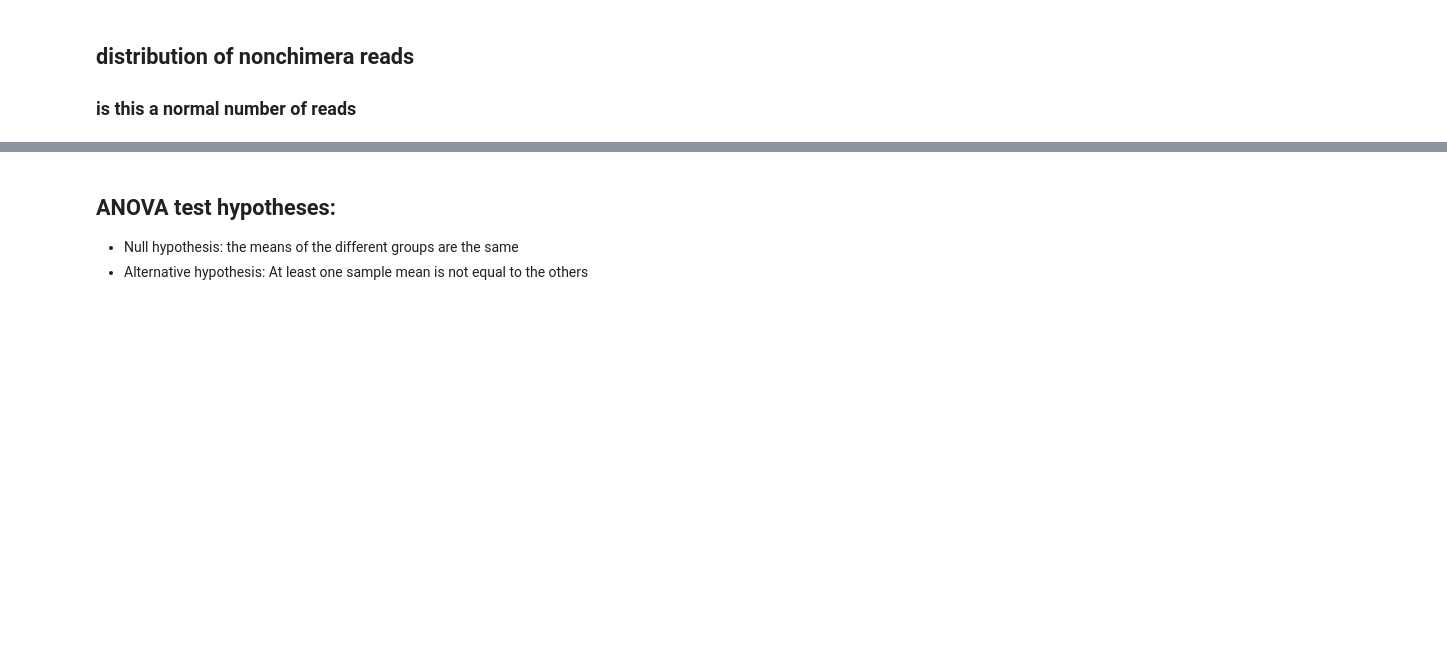
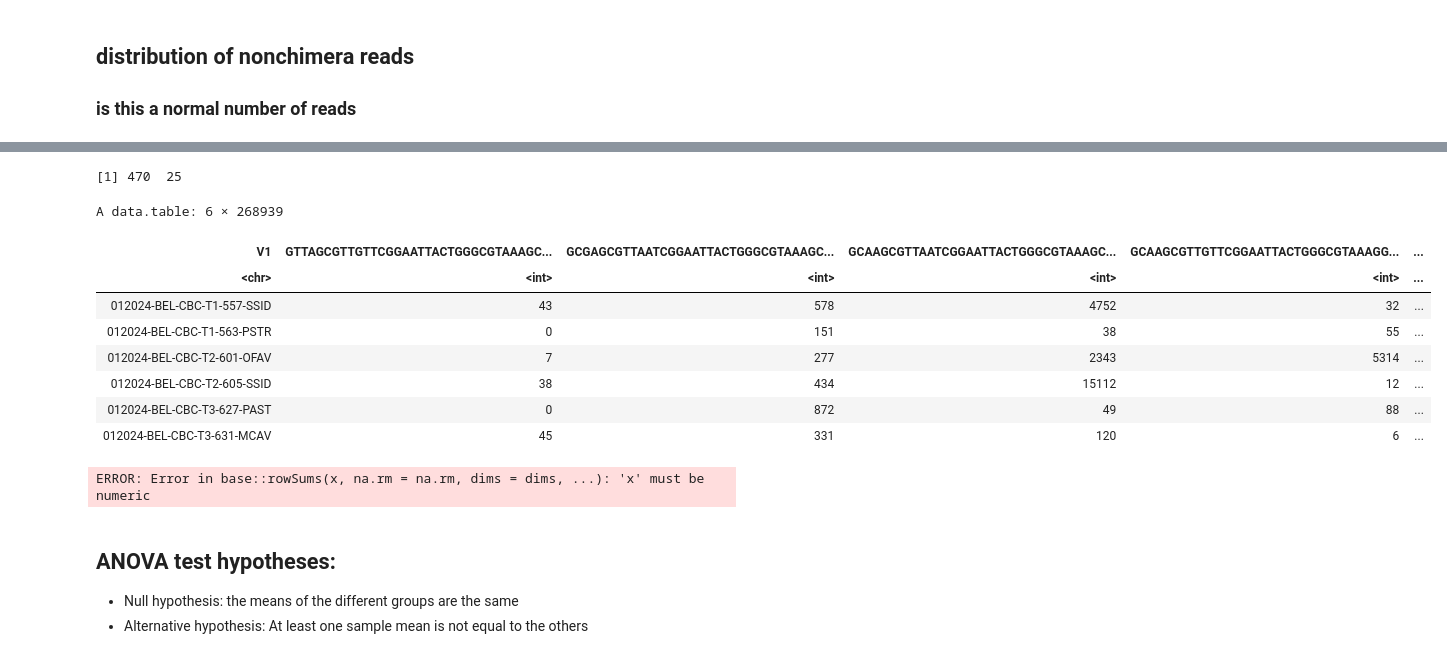
Before and after one commit to cdesouza02/BEL_16S_ITS2, a Jupyter notebook: BEL_16S_outputs/dada2_test.ipynb, the cells around one changed output, grey strips where cells are left out. Cells and saved outputs as stored; diff of their text form; code cells hidden in the pictures; blank space fills up the shorter version.

```diff
--- a/BEL_16S_outputs/dada2_test.ipynb
+++ b/BEL_16S_outputs/dada2_test.ipynb
@@ -151,3 +199,23 @@ median(track_meta$nonchim)
+# %%
+dim(track_meta)
+# %% [output]
+[1] 470  25
+# %%
+head(asv)
+# %% [output]
+A data.table: 6 × 268939
+| V1 | GTTAGCGTTGTTCGGAATTACTGGGCGTAAAGC... | GCGAGCGTTAATCGGAATTACTGGGCGTAAAGC... | GCAAGCGTTAATCGGAATTACTGGGCGTAAAGC... | GCAAGCGTTGTTCGGAATTACTGGGCGTAAAGG... | ... |
+| <chr> | <int> | <int> | <int> | <int> | ... |
+| 012024-BEL-CBC-T1-557-SSID | 43 | 578 | 4752 | 32 | ... |
+| 012024-BEL-CBC-T1-563-PSTR | 0 | 151 | 38 | 55 | ... |
+| 012024-BEL-CBC-T2-601-OFAV | 7 | 277 | 2343 | 5314 | ... |
+| 012024-BEL-CBC-T2-605-SSID | 38 | 434 | 15112 | 12 | ... |
+| 012024-BEL-CBC-T3-627-PAST | 0 | 872 | 49 | 88 | ... |
+| 012024-BEL-CBC-T3-631-MCAV | 45 | 331 | 120 | 6 | ... |
+# %%
+rowSums(asv)
+# %% [output]
+ERROR: Error in base::rowSums(x, na.rm = na.rm, dims = dims, ...): 'x' must be numeric
 # %% [markdown]
 ## ANOVA test hypotheses:
 - Null hypothesis: the means of the different groups are the same
```
Also changed, not shown: parts of 11 cells of this notebook, 2 other files.
